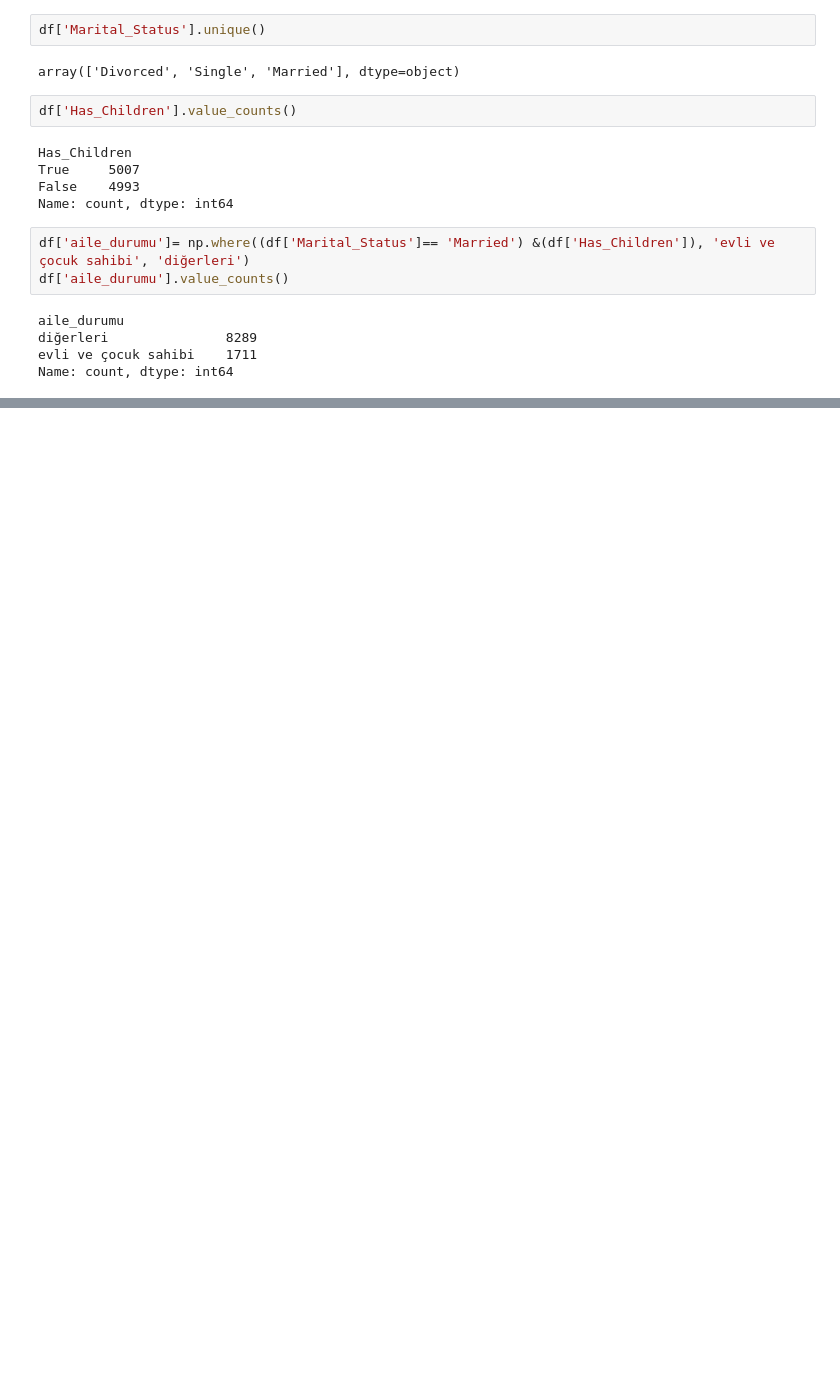
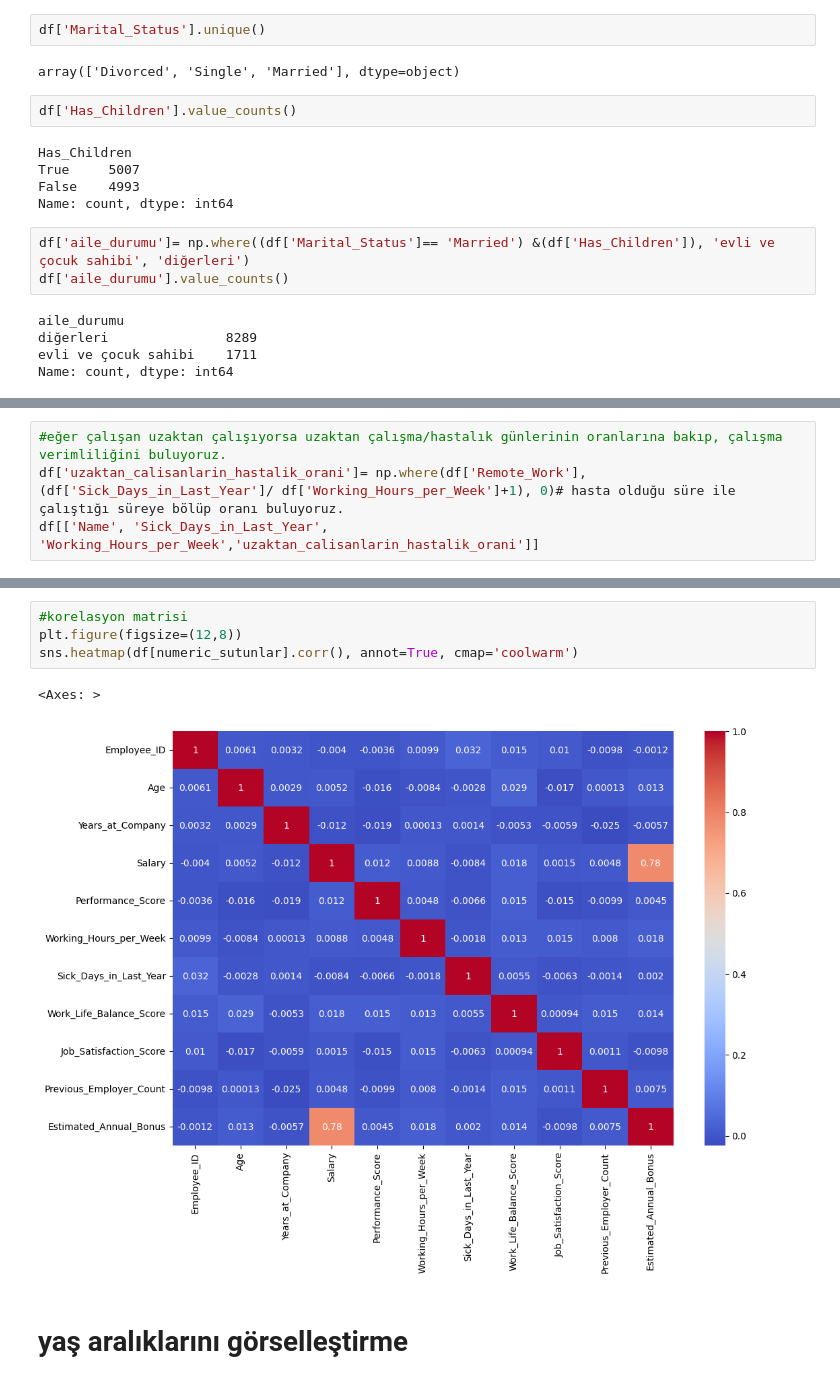
Before and after one commit to kisiselFarukProjeleri/HR_Analiz_project, a Jupyter notebook: HRDataProject.ipynb, the cells around one changed output, grey strips where cells are left out. Saved outputs shown, nothing was run; the diff lists cells and outputs as text; blank space fills up the shorter version.

```diff
--- a/HRDataProject.ipynb
+++ b/HRDataProject.ipynb
@@ -328,0 +357,4 @@ Name: count, dtype: int64
+# %%
+#eğer çalışan uzaktan çalışıyorsa uzaktan çalışma/hastalık günlerinin oranlarına bakıp, çalışma verimliliğini buluyoruz.
+df['uzaktan_calisanlarin_hastalik_orani']= np.where(df['Remote_Work'], (df['Sick_Days_in_Last_Year']/ df['Working_Hours_per_Week']+1), 0)# hasta olduğu süre ile çalıştığı süreye bölüp oranı buluyoruz.
+df[['Name', 'Sick_Days_in_Last_Year', 'Working_Hours_per_Week','uzaktan_calisanlarin_hastalik_orani']]
@@ -328,0 +407,9 @@ Name: count, dtype: int64
+# %%
+#korelasyon matrisi
+plt.figure(figsize=(12,8))
+sns.heatmap(df[numeric_sutunlar].corr(), annot=True, cmap='coolwarm')
+# %% [output]
+<Axes: >
+[figure, added]
+# %% [markdown]
+# yaş aralıklarını görselleştirme
```
Also changed, not shown: parts of 26 cells of this notebook.
